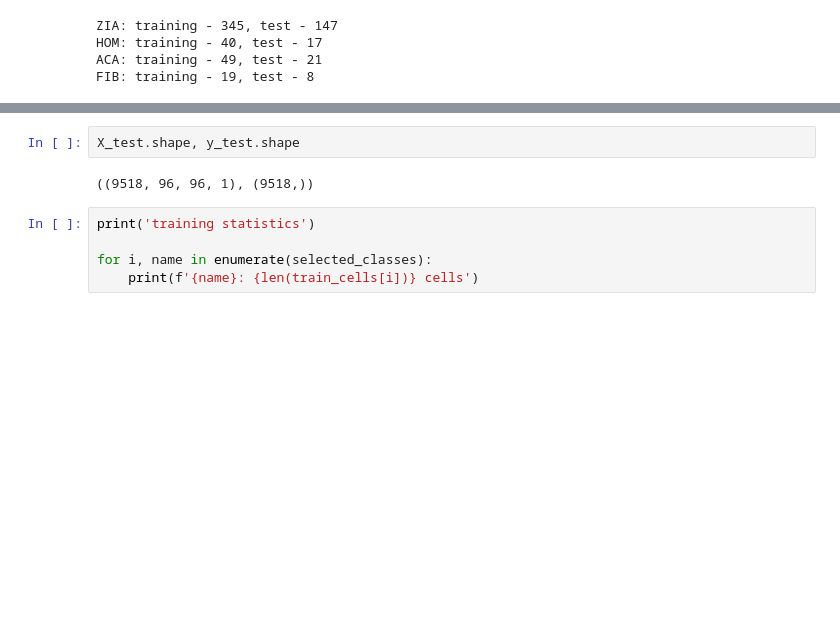
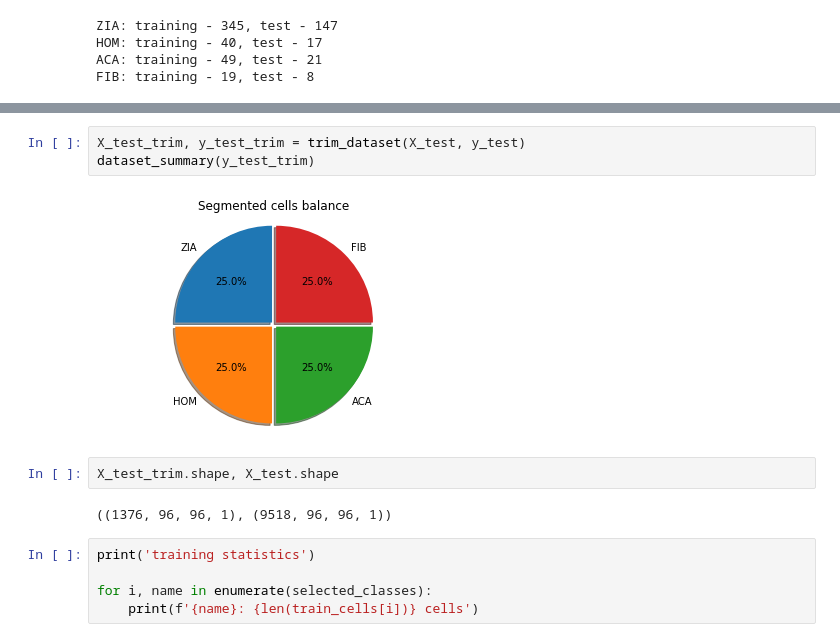
Before and after one commit to mszpyrka/AGH-AntinuclearAntibodiesClassification, a Jupyter notebook: classifier.ipynb, the cells around one changed output, grey strips where cells are left out. Saved outputs shown, nothing was run; the diff lists cells and outputs as text; blank space fills up the shorter version.

```diff
--- a/classifier.ipynb
+++ b/classifier.ipynb
@@ -149,7 +180,12 @@ Wall time: 18.9 s
+# %%
+X_test_trim, y_test_trim = trim_dataset(X_test, y_test)
+dataset_summary(y_test_trim)
+# %% [output]
+[figure, added]
 # %%
-X_test.shape, y_test.shape
+X_test_trim.shape, X_test.shape
 # %% [output]
-((9518, 96, 96, 1), (9518,))
+((1376, 96, 96, 1), (9518, 96, 96, 1))
 # %%
 print('training statistics')
 
```
Also changed, not shown: parts of 11 cells of this notebook, 7 other files.
